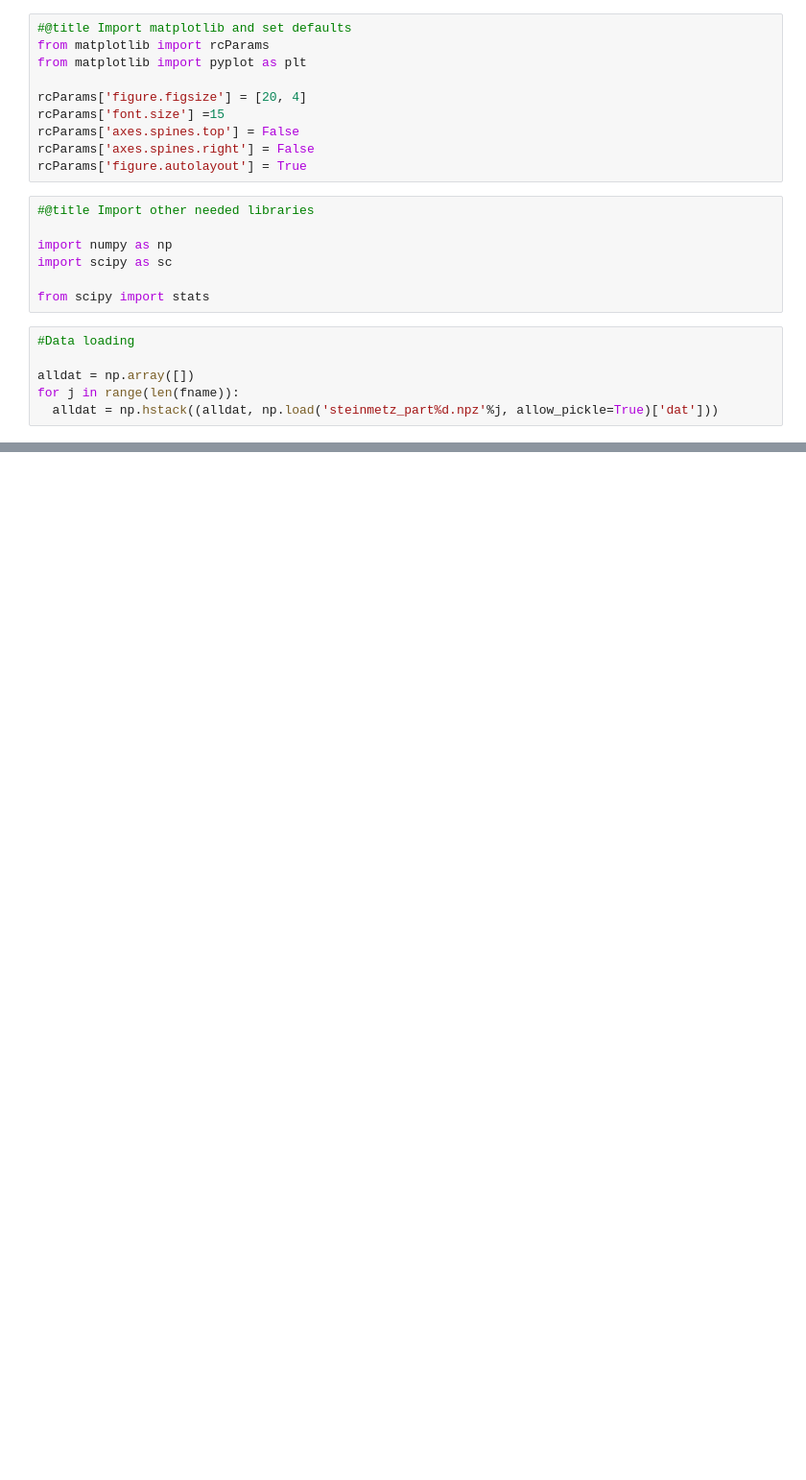
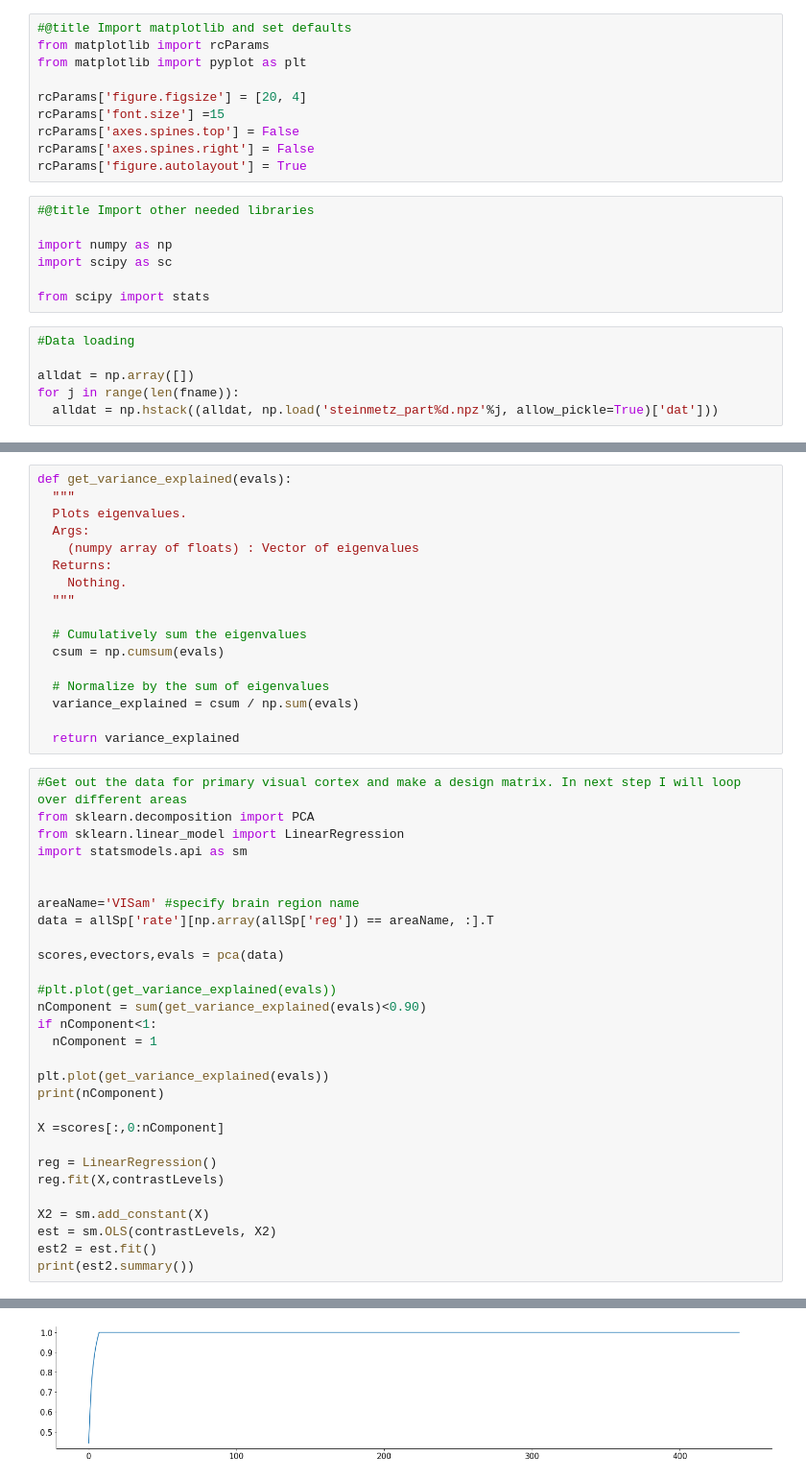
Before and after one commit to sydney-smith/NMA_project, a Jupyter notebook: Saghar_NMA_Spike_decoding.ipynb, the cells around one changed output, grey strips where cells are left out. Shown at 96% size. Cells and saved outputs as stored; diff of their text form; blank space fills up the shorter version.

```diff
--- a/Saghar_NMA_Spike_decoding.ipynb
+++ b/Saghar_NMA_Spike_decoding.ipynb
@@ -94,0 +284,47 @@ allSp['reg'] == ''
+# %%
+def get_variance_explained(evals):
+  """
+  Plots eigenvalues.
+  Args:
+    (numpy array of floats) : Vector of eigenvalues
+  Returns:
+    Nothing.
+  """
+
+  # Cumulatively sum the eigenvalues
+  csum = np.cumsum(evals)
+
+  # Normalize by the sum of eigenvalues
+  variance_explained = csum / np.sum(evals)
+
+  return variance_explained
+# %%
+#Get out the data for primary visual cortex and make a design matrix. In next step I will loop over different areas
+from sklearn.decomposition import PCA
+from sklearn.linear_model import LinearRegression
+import statsmodels.api as sm
+
+
+areaName='VISam' #specify brain region name
+data = allSp['rate'][np.array(allSp['reg']) == areaName, :].T
+
+scores,evectors,evals = pca(data)
+
+#plt.plot(get_variance_explained(evals))
+nComponent = sum(get_variance_explained(evals)<0.90)
+if nComponent<1:
+  nComponent = 1
+
+plt.plot(get_variance_explained(evals))
+print(nComponent)
+
+X =scores[:,0:nComponent]
+
+reg = LinearRegression()
+reg.fit(X,contrastLevels)
+
+X2 = sm.add_constant(X)
+est = sm.OLS(contrastLevels, X2)
+est2 = est.fit()
+print(est2.summary())
+# %% [output]
@@ -94,0 +348 @@ allSp['reg'] == ''
+[figure, added]
```
Also changed, not shown: parts of 14 cells of this notebook.
